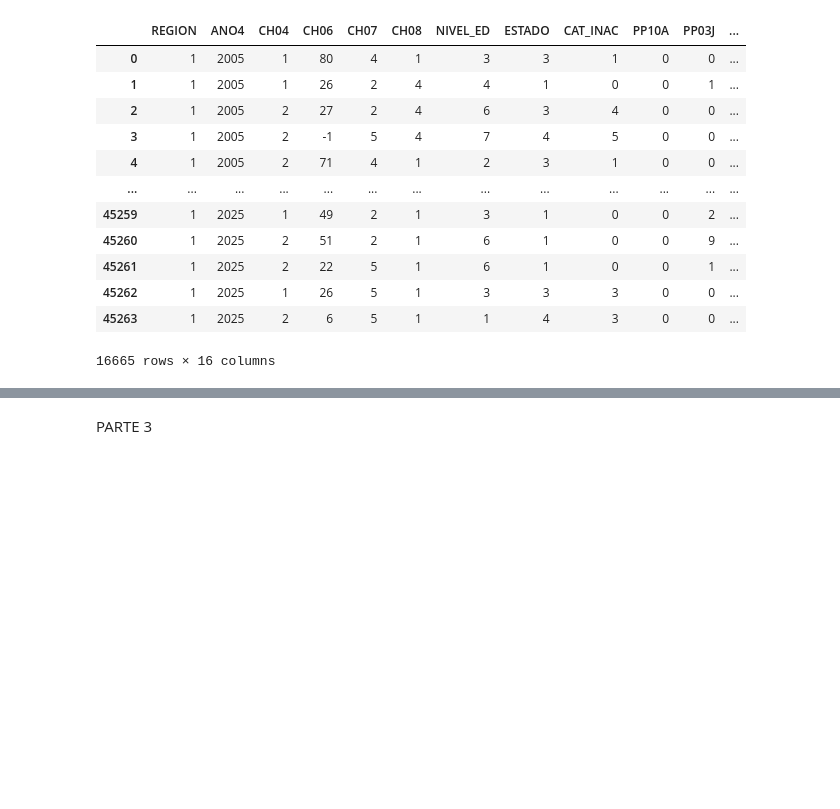
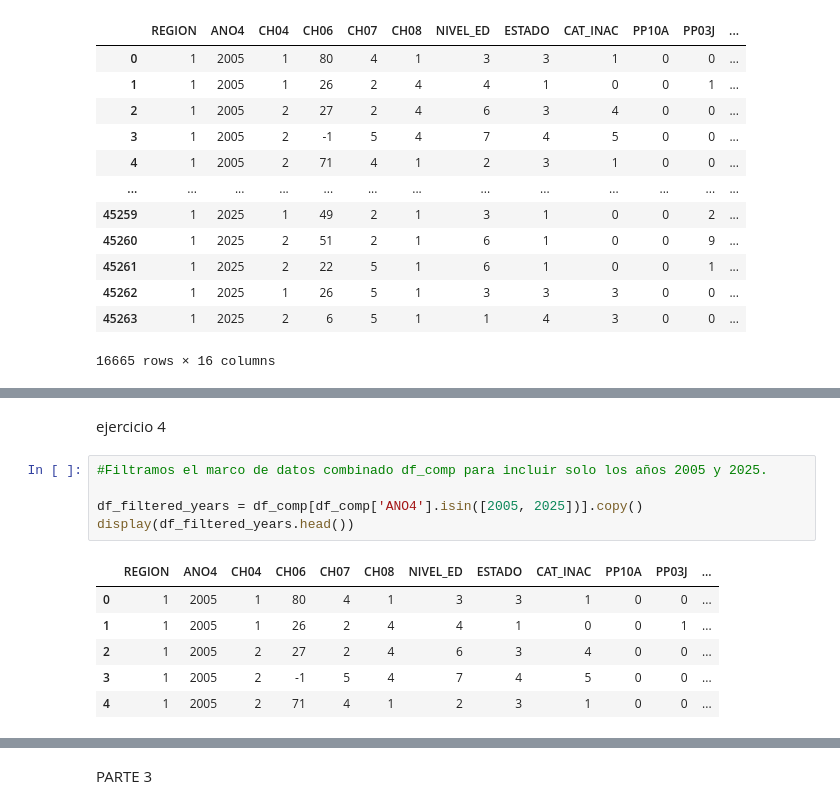
Before and after one commit to davidjjj14082000-png/BigDataUBA-Grupo-1, a Jupyter notebook: TP2/tp_2_pate_1_ej_2_a_b(completado).ipynb, the cells around one changed output, grey strips where cells are left out. Cells and saved outputs as stored; diff of their text form; blank space fills up the shorter version.

```diff
--- a/TP2/tp_2_pate_1_ej_2_a_b(completado).ipynb
+++ b/TP2/tp_2_pate_1_ej_2_a_b(completado).ipynb
@@ -329,3 +329,17 @@ plt.tight_layout()
 plt.show()
 # %% [output]
 [figure]
+# %% [markdown]
+ejercicio 4
+# %%
+#Filtramos el marco de datos combinado df_comp para incluir solo los años 2005 y 2025.
+
+df_filtered_years = df_comp[df_comp['ANO4'].isin([2005, 2025])].copy()
+display(df_filtered_years.head())
+# %% [output]
+|  | REGION | ANO4 | CH04 | CH06 | CH07 | CH08 | NIVEL_ED | ESTADO | CAT_INAC | PP10A | PP03J | ... |
+| 0 | 1 | 2005 | 1 | 80 | 4 | 1 | 3 | 3 | 1 | 0 | 0 | ... |
+| 1 | 1 | 2005 | 1 | 26 | 2 | 4 | 4 | 1 | 0 | 0 | 1 | ... |
+| 2 | 1 | 2005 | 2 | 27 | 2 | 4 | 6 | 3 | 4 | 0 | 0 | ... |
+| 3 | 1 | 2005 | 2 | -1 | 5 | 4 | 7 | 4 | 5 | 0 | 0 | ... |
+| 4 | 1 | 2005 | 2 | 71 | 4 | 1 | 2 | 3 | 1 | 0 | 0 | ... |
```
Also changed, not shown: parts of 6 cells of this notebook.
